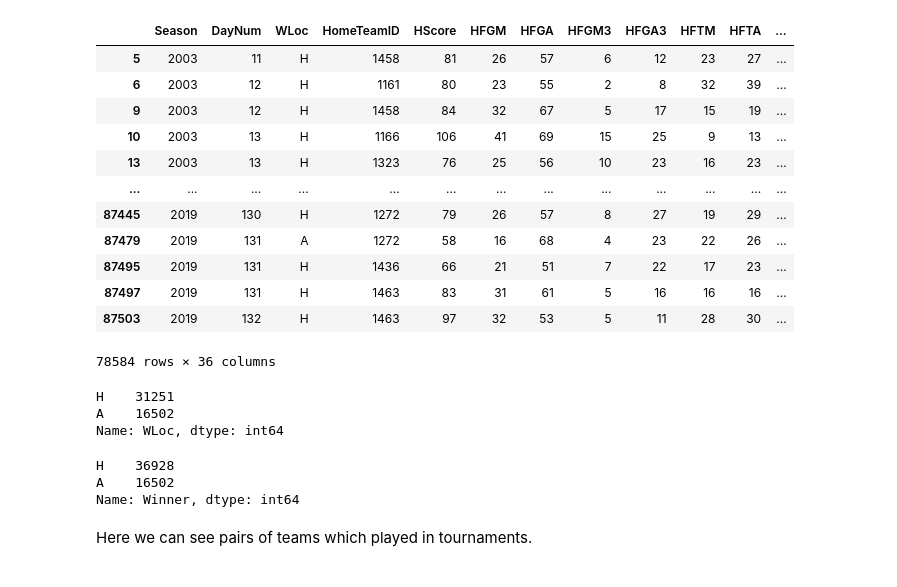
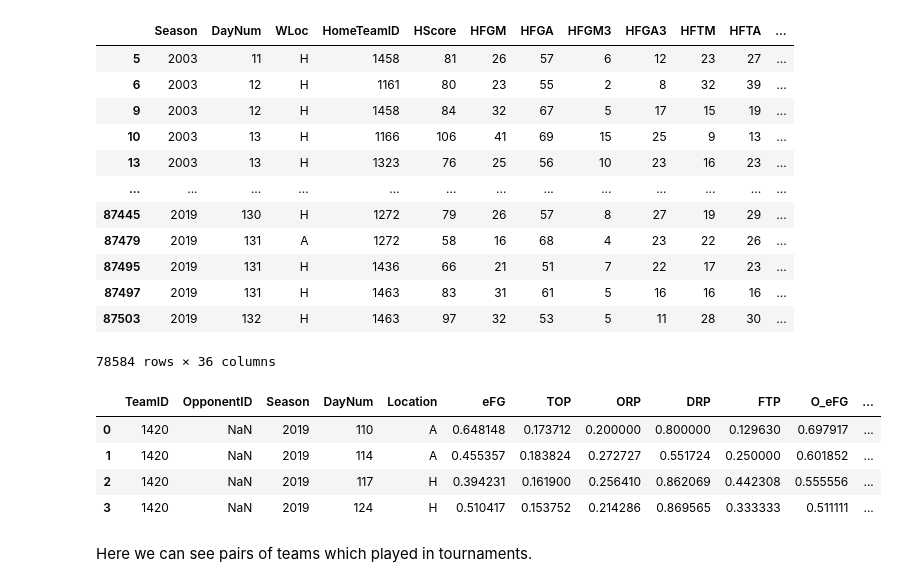
Before and after one commit to robertfmoore/march_madness, a Jupyter notebook: starting_point_march_madness.ipynb, the cells around one changed output. Saved outputs shown, nothing was run; the diff lists cells and outputs as text; code cells hidden in the pictures.

```diff
--- a/starting_point_march_madness.ipynb
+++ b/starting_point_march_madness.ipynb
@@ -569,6 +619,8 @@ rs_df['H_FTP'], rs_df['A_FTP'] = zip(*rs_df.apply(ft, axis=1))
 
 
 rs_df = rs_df.drop(['WTeamID', 'WScore', 'LTeamID', 'LScore', 'WFGM', 'WFGA', 'WFGM3', 'WFGA3', 'WFTM', 'WFTA', 'WOR', 'WDR','WAst', 'WTO', 'WStl', 'WBlk', 'WPF', 'LFGM', 'LFGA', 'LFGM3', 'LFGA3','LFTM', 'LFTA', 'LOR', 'LDR', 'LAst', 'LTO', 'LStl', 'LBlk', 'LPF'], axis=1)
+rs_df = rs_df.loc[rs_df['WLoc'] != ]
+
 rs_df["Winner"] = rs_df['WLoc'].map({"N": "H", "H": "H", "A": "A"})
 rs_df.rename(columns={"WLoc": "Winner"})
 # %% [output]
@@ -622,24 +673,17 @@ for index, row in rs_df.iterrows():
 | 87497 | 2019 | 131 | H | 1463 | 83 | 31 | 61 | 5 | 16 | 16 | 16 | ... |
 | 87503 | 2019 | 132 | H | 1463 | 97 | 32 | 53 | 5 | 11 | 28 | 30 | ... |
 78584 rows × 36 columns
-# %%
-rs_df = data_dict['MRegularSeasonDetailedResults'].copy()
-#rs_df = rs_df.drop(['NumOT'], axis=1)
-rs_df = rs_df[rs_df['WLoc'] != "N"]
-rs_df = rs_df.loc[rs_df['Season'] >= 2010]
-rs_df["WLoc"].value_counts()
-# %% [output]
-H    31251
-A    16502
-Name: WLoc, dtype: int64
-# %%
-test = get_n_recent_games(rs_df, 1326, 2015, 23)
-rs_df = rs_df.rename(columns={"WLoc": "Winner"})
-rs_df['Winner'].value_counts()
-# %% [output]
-H    36928
-A    16502
-Name: Winner, dtype: int64
+# %%
+sample_row = rs_df.iloc[78584-10, :]
+home_test = get_5_recent_games(rs_df, sample_row['HomeTeamID'], sample_row['Season'], sample_row['DayNum'])
+# %%
+home_test
+# %% [output]
+|  | TeamID | OpponentID | Season | DayNum | Location | eFG | TOP | ORP | DRP | FTP | O_eFG | ... |
+| 0 | 1420 | NaN | 2019 | 110 | A | 0.648148 | 0.173712 | 0.200000 | 0.800000 | 0.129630 | 0.697917 | ... |
+| 1 | 1420 | NaN | 2019 | 114 | A | 0.455357 | 0.183824 | 0.272727 | 0.551724 | 0.250000 | 0.601852 | ... |
+| 2 | 1420 | NaN | 2019 | 117 | H | 0.394231 | 0.161900 | 0.256410 | 0.862069 | 0.442308 | 0.555556 | ... |
+| 3 | 1420 | NaN | 2019 | 124 | H | 0.510417 | 0.153752 | 0.214286 | 0.869565 | 0.333333 | 0.511111 | ... |
 # %% [markdown]
 Here we can see pairs of teams which played in tournaments.
 # %%
```
Also changed, not shown: parts of 6 cells of this notebook.
